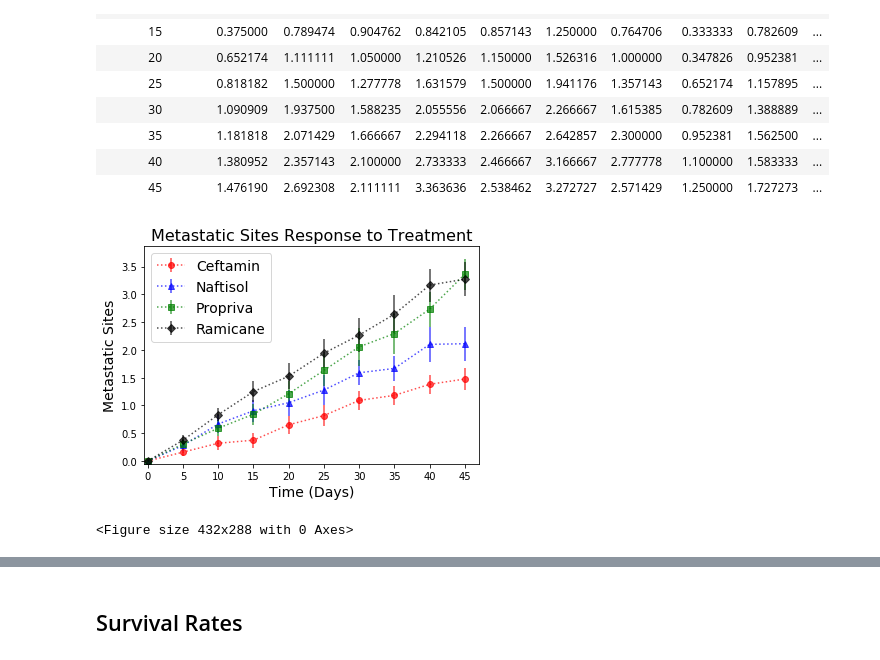
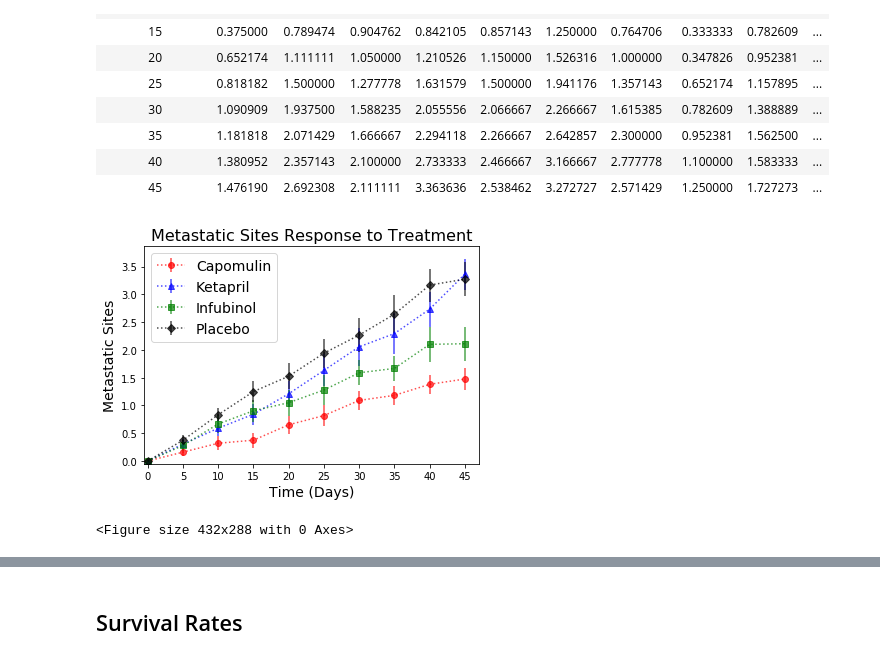
Before and after one commit to jbell69/matplotlib-challenge, a Jupyter notebook: Pymaceuticals/pymaceuticals_starter.ipynb, the cells around one changed output, grey strips where cells are left out. Cells and saved outputs as stored; diff of their text form; code cells hidden in the pictures.

```diff
--- a/Pymaceuticals/pymaceuticals_starter.ipynb
+++ b/Pymaceuticals/pymaceuticals_starter.ipynb
@@ -23,12 +23,12 @@ mouse_drug_clin_trial_merge_df = pd.merge(clinical_trial_data_df, mouse_drug_dat
 
 # Reduced combined data set to selected Drugs
 
-drugs = ['Ceftamin', 'Naftisol', 'Propriva', 'Ramicane', 'Stelasyn','Zoniferol']
-mouse_drug_clin_trial_merge_df_reduce = mouse_drug_clin_trial_merge_df[~mouse_drug_clin_trial_merge_df.Drug.isin(drugs)]
+drugs = ['Capomulin', 'Ketapril', 'Infubinol', 'Placebo']
+mouse_drug_clin_trial_merge_df_reduce = mouse_drug_clin_trial_merge_df[mouse_drug_clin_trial_merge_df.Drug.isin(drugs)]
 mouse_drug_clin_trial_merge_df_reduce
 
 # Display the data table for preview
 
-mouse_drug_clin_trial_merge_df.sort_values("Timepoint").head()
+#mouse_drug_clin_trial_merge_df.sort_values("Timepoint").head()
 # %% [output]
 |  | Mouse ID | Timepoint | Tumor Volume (mm3) | Metastatic Sites | Drug |
@@ -190,3 +197,25 @@ tumor_vol_group_drug_TP_df_pivot
 | 35 | 1.181818 | 1.666667 | 2.294118 | 2.642857 | 37.816839 | 60.742461 | 63.371686 | 62.420615 |
 | 40 | 1.380952 | 2.100000 | 2.733333 | 3.166667 | 36.958001 | 63.162824 | 66.068580 | 65.052675 |
 | 45 | 1.476190 | 2.111111 | 3.363636 | 3.272727 | 36.236114 | 65.755562 | 70.662958 | 68.084082 |
+# %%
+#Select drugs
+
+#Converting Dataframe to list
+drugs_to_plot = []
+
+for row in mouse_drug_clin_trial_merge_df_reduce.itertuples(name="Drug"):
+    drugs_list = [row.Drug]
+    drugs_to_plot.append(drugs_list)
+
+flattened_drug_list  = [val for sublist in drugs_to_plot for val in sublist]
+
+# Extracting unique drug name from list in a list
+unique_drug_list = []
+
+    # traverse for all elements
+for x in flattened_drug_list:
+        # check if exists in unique_list or not
+    if x not in unique_drug_list:
+        unique_drug_list.append(x)
+
+unique_drug_list
@@ -194,7 +225,6 @@ tumor_vol_group_drug_TP_df_pivot
 # Generate the Plot (with Error Bars)
 
 # set up variables for plots
-selected_drugs = ['Capomulin','Infubinol', 'Ketapril','Placebo']
 colors = ['red','blue','green','black']
 formats = ['o','^','s','D']
 
@@ -203,18 +233,18 @@ formats = ['o','^','s','D']
 fig, ax = plt.subplots()
 
 #loop through the drugs to include on the plot
-for i in range(0,len(selected_drugs)):
+for i in range(0,len(unique_drug_list)):
 
 
     #x-axis is timepoint for the particular drug
-    drug_data_to_plot = mean_tumor_vol_group_drug_TP_df.loc[mean_tumor_vol_group_drug_TP_df['Drug'] == selected_drugs[i],:]
+    drug_data_to_plot = mean_tumor_vol_group_drug_TP_df.loc[mean_tumor_vol_group_drug_TP_df['Drug'] == unique_drug_list[i],:]
     x_axis = drug_data_to_plot['Timepoint']
 
     #y-axis is tumor volume
     y_axis = drug_data_to_plot['Tumor Volume (mm3)']
 
     #errors is the standard error
-    err_data_to_plot = sem_tumor_vol_group_drug_TP_df.loc[sem_tumor_vol_group_drug_TP_df['Drug'] == selected_drugs[i],:]
+    err_data_to_plot = sem_tumor_vol_group_drug_TP_df.loc[sem_tumor_vol_group_drug_TP_df['Drug'] == unique_drug_list[i],:]
     errors = err_data_to_plot['Tumor Volume (mm3)']
 
 
@@ -314,46 +344,46 @@ mean_meta_sites_group_drug_TP_df_pivot
 fig, ax = plt.subplots()
 
 #loop through the drugs to include on the plot
-for i in range(0,len(selected_drugs)):
+for i in range(0,len(unique_drug_list)):
 
 
     #x-axis is timepoint for the particular drug
-    drug_data_to_plot = mean_meta_sites_grouped_drug_TP_df.loc[mean_meta_sites_grouped_drug_TP_df['Drug'] == selected_drugs[i],:]
+    drug_data_to_plot = mean_meta_sites_grouped_drug_TP_df.loc[mean_meta_sites_grouped_drug_TP_df['Drug'] == unique_drug_list[i],:]
     x_axis = drug_data_to_plot['Timepoint']
 
     #y-axis is tumor volume
     y_axis = drug_data_to_plot['Metastatic Sites']
 
     #errors is the standard error
-    err_data_to_plot = sem_meta_sites_grouped_drug_TP_df.loc[sem_meta_sites_grouped_drug_TP_df['Drug'] == selected_drugs[i],:]
+    err_data_to_plot = sem_meta_sites_grouped_drug_TP_df.loc[sem_meta_sites_grouped_drug_TP_df['Drug'] == unique_drug_list[i],:]
     errors = err_data_to_plot['Metastatic Sites']
 
 
     #plot the data and the error
     ax.errorbar(x_axis, y_axis, yerr=errors, fmt=formats[i], marker = formats[i], color=colors[i],
             alpha=0.7, label=drugs[i],ls='dotted')
 
     ax.set_xlabel("Time (Days)",fontsize=14)
     ax.set_ylabel("Metastatic Sites",fontsize=14)
     ax.set_title("Metastatic Sites Response to Treatment",fontsize=16)
 
     #add the legend
     ax.legend(loc="best", fontsize=14,fancybox=True)
 
     plt.xticks(x_axis, x_axis)
     ax.set_xlim(-0.5, x_axis.max() + 2)
     ax.set_ylim(mean_meta_sites_grouped_drug_TP_df['Metastatic Sites'].min()-0.05, mean_meta_sites_grouped_drug_TP_df['Metastatic Sites'].max()+0.5)
 
 plt.show()
 
 
 # Save the Figure
 
 plt.savefig("Images/Metastatic_sites_Response.png")
 
 # Show the Figure
 # %% [output]
-[figure, old version]
+[figure, new version]
 <Figure size 432x288 with 0 Axes>
 # %% [markdown]
 ![Metastatic Spread During Treatment](../Images/spread.png)
```
Also changed, not shown: parts of 3 cells of this notebook, 2 other files.
